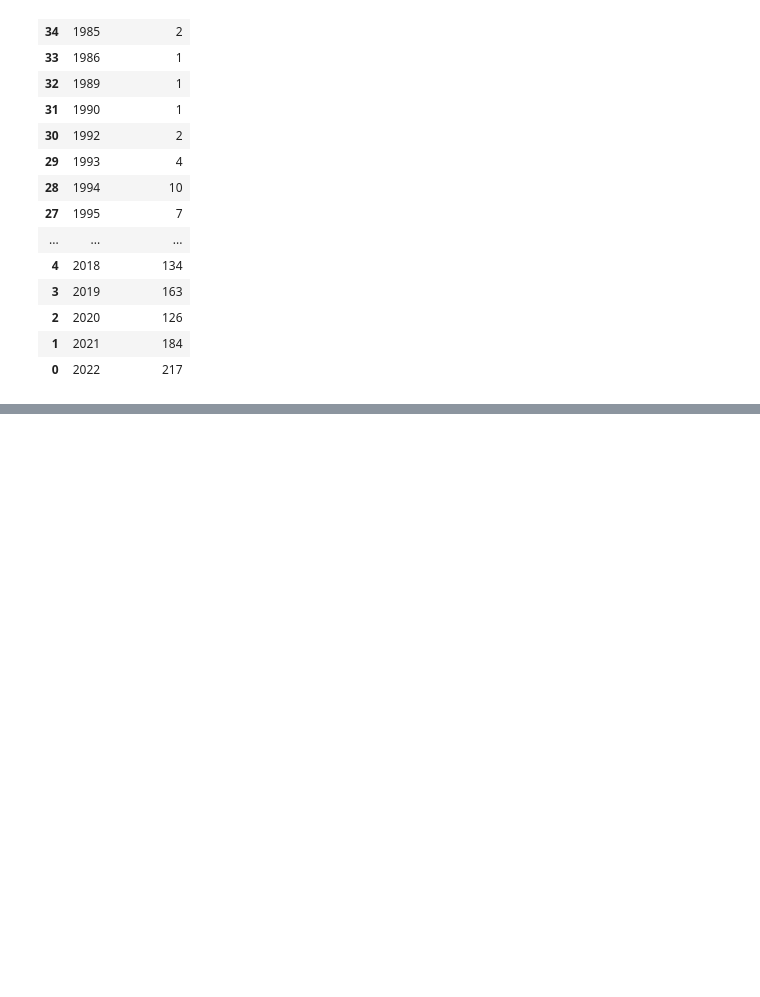
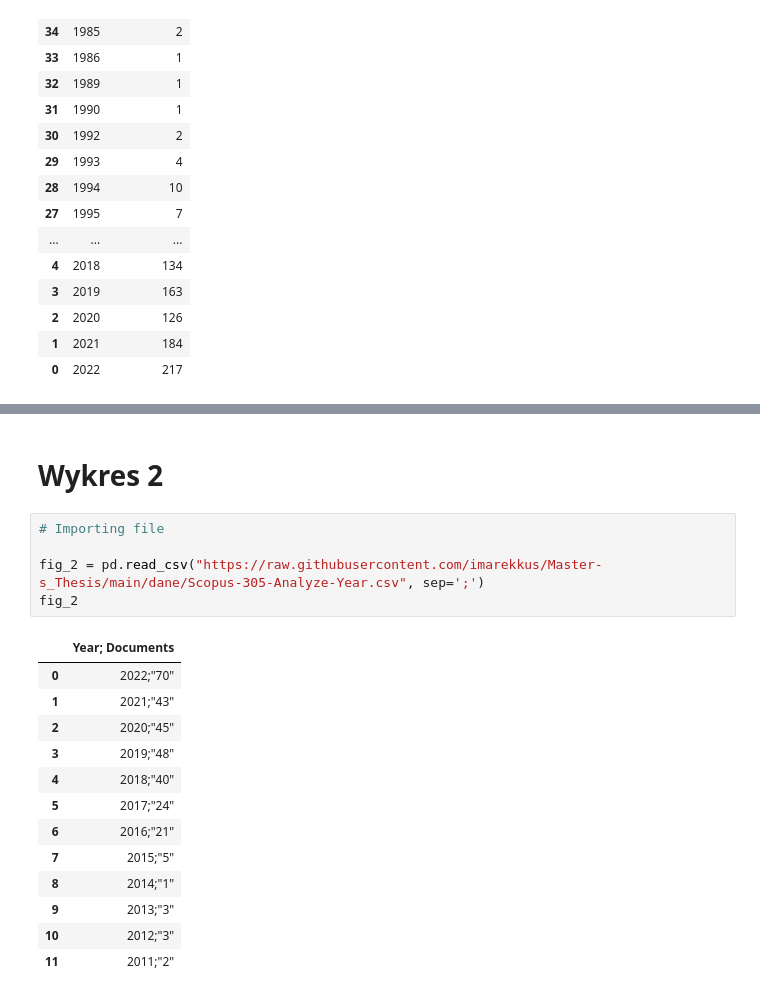
Before and after one commit to imarekkus/Master-s_Thesis, a Jupyter notebook: kody/wykresy.ipynb, the cells around one changed output, grey strips where cells are left out. Drawn from its saved outputs; the diff is of its cells as text; blank space fills up the shorter version.

```diff
--- a/kody/wykresy.ipynb
+++ b/kody/wykresy.ipynb
@@ -83,0 +87,21 @@ plt.show()
+# %% [markdown]
+# Wykres 2
+# %%
+# Importing file
+
+fig_2 = pd.read_csv("https://raw.githubusercontent.com/imarekkus/Master-s_Thesis/main/dane/Scopus-305-Analyze-Year.csv", sep=';')
+fig_2
+# %% [output]
+|  | Year; Documents |
+| 0 | 2022;"70" |
+| 1 | 2021;"43" |
+| 2 | 2020;"45" |
+| 3 | 2019;"48" |
+| 4 | 2018;"40" |
+| 5 | 2017;"24" |
+| 6 | 2016;"21" |
+| 7 | 2015;"5" |
+| 8 | 2014;"1" |
+| 9 | 2013;"3" |
+| 10 | 2012;"3" |
+| 11 | 2011;"2" |
```
Also changed, not shown: parts of 5 cells of this notebook.
